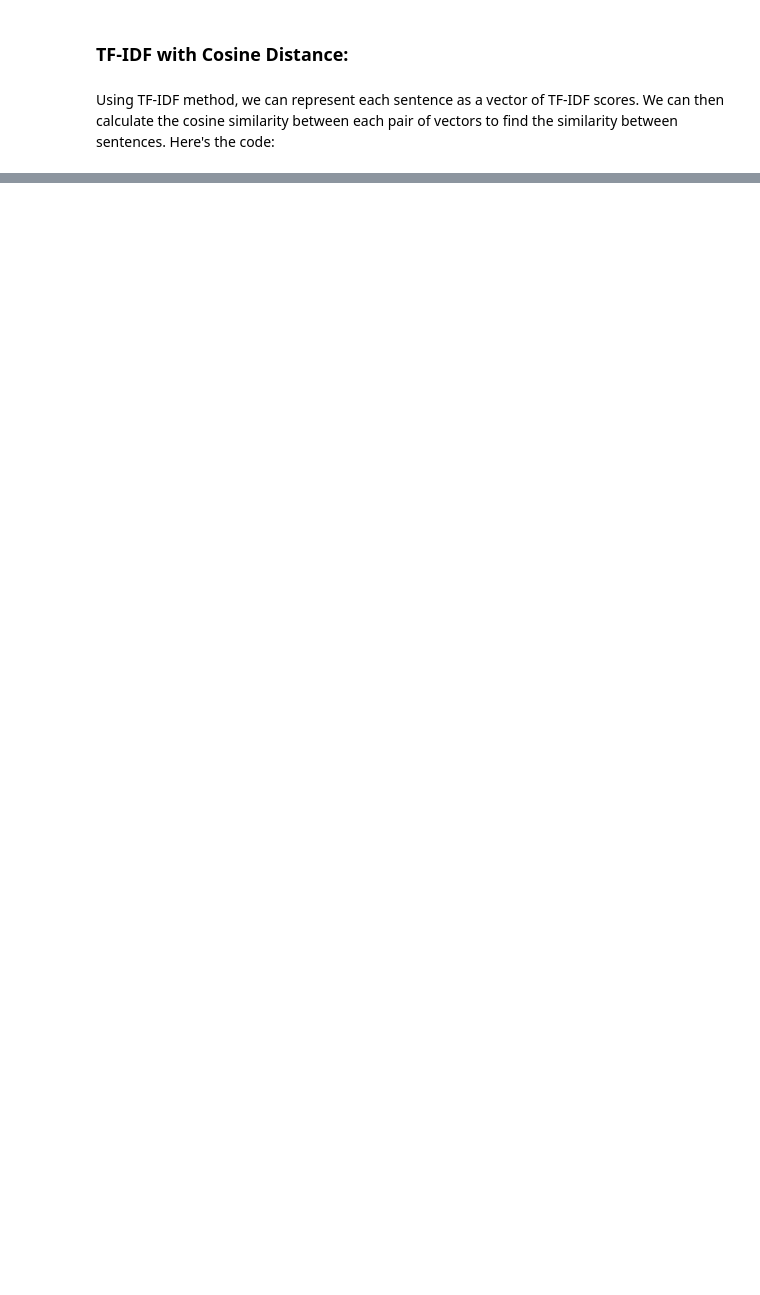
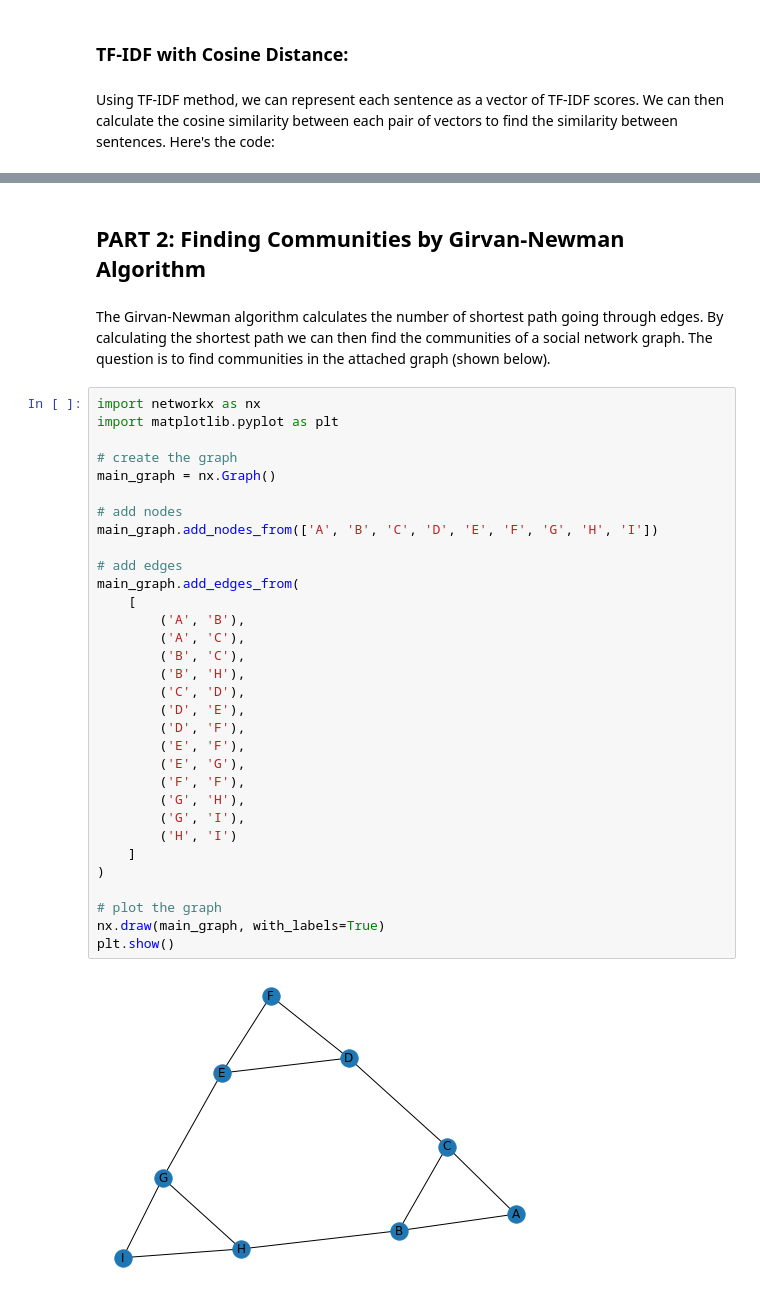
Before and after one commit to viralbthakar/CP8210-DB-Design, a Jupyter notebook: Assignment - 5 - NLP/main.ipynb, the cells around one changed output, grey strips where cells are left out. Cells and saved outputs as stored; diff of their text form; blank space fills up the shorter version.

```diff
--- a/Assignment - 5 - NLP/main.ipynb
+++ b/Assignment - 5 - NLP/main.ipynb
@@ -183,0 +254,38 @@ Similarity score: 0.2796179458525532
+# %% [markdown]
+## PART 2: Finding Communities by Girvan-Newman Algorithm
+# %% [markdown]
+The Girvan-Newman algorithm calculates the number of shortest path going through edges. By calculating the shortest path we can then find the communities of a social network graph. The question is to find communities in the attached graph (shown below).
+# %%
+import networkx as nx
+import matplotlib.pyplot as plt
+
+# create the graph
+main_graph = nx.Graph()
+
+# add nodes
+main_graph.add_nodes_from(['A', 'B', 'C', 'D', 'E', 'F', 'G', 'H', 'I'])
+
+# add edges
+main_graph.add_edges_from(
+    [
+        ('A', 'B'),
+        ('A', 'C'),
+        ('B', 'C'),
+        ('B', 'H'),
+        ('C', 'D'),
+        ('D', 'E'),
+        ('D', 'F'),
+        ('E', 'F'),
+        ('E', 'G'),
+        ('F', 'F'),
+        ('G', 'H'),
+        ('G', 'I'),
+        ('H', 'I')
+    ]
+)
+
+# plot the graph
+nx.draw(main_graph, with_labels=True)
+plt.show()
+# %% [output]
+[figure, added]
```
Also changed, not shown: parts of 20 cells of this notebook.
